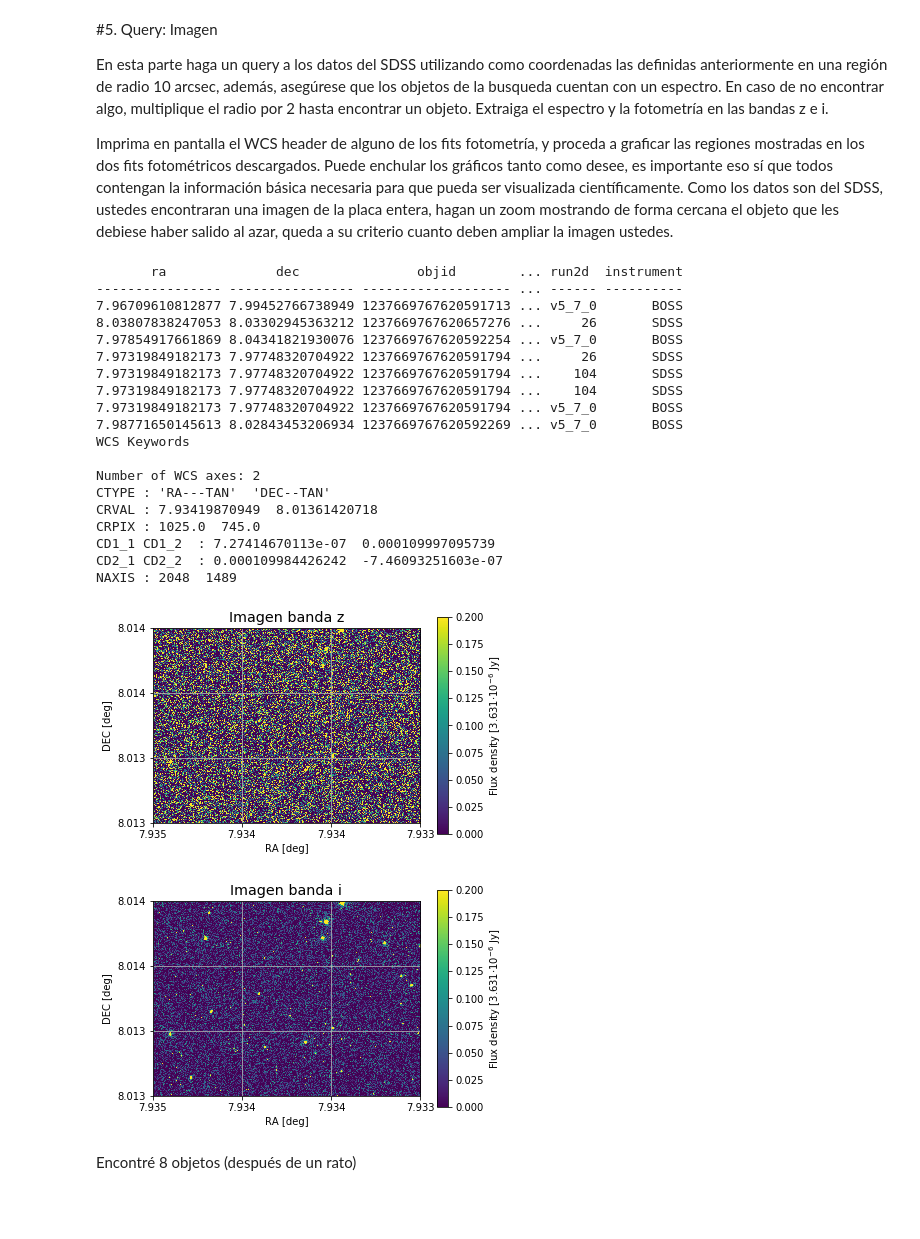
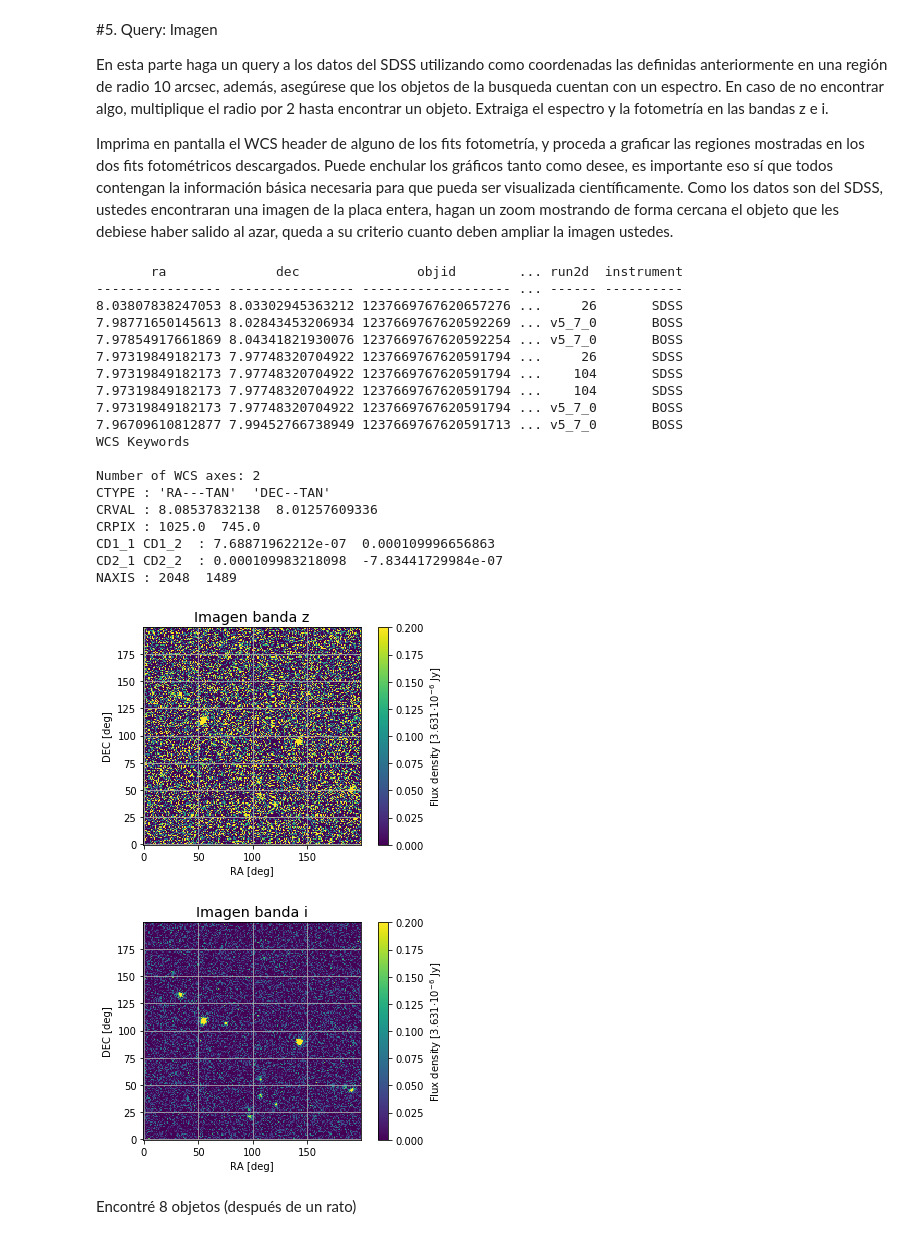
Before and after one commit to valfessi/minitarea4, a Jupyter notebook: minitarea4.ipynb, the cells around one changed output. Drawn from its saved outputs; the diff is of its cells as text; code cells hidden in the pictures; blank space fills up the shorter version.

```diff
--- a/minitarea4.ipynb
+++ b/minitarea4.ipynb
@@ -270,7 +270,7 @@ En esta parte haga un query a los datos del SDSS utilizando como coordenadas las
 
 Imprima en pantalla el WCS header de alguno de los fits fotometría, y proceda a graficar las regiones mostradas en los dos fits fotométricos descargados. Puede enchular los gráficos tanto como desee, es importante eso sí que todos contengan la información básica necesaria para que pueda ser visualizada científicamente. Como los datos son del SDSS, ustedes encontraran una imagen de la placa entera, hagan un zoom mostrando de forma cercana el objeto que les debiese haber salido al azar, queda a su criterio cuanto deben ampliar la imagen ustedes.
 # %%
-#!pip install astroquery #esto para instalar astroquery
+#!pip install astroquery
 from astroquery.sdss import SDSS
 pos = c
 xid = SDSS.query_region(pos, radius = 160*u.arcsec, spectro=True)
@@ -296,52 +296,54 @@ dataz = imz[0][0].data
 datai = imi[0][0].data
 
 #imagen banda z
-plt.imshow(dataz,cmap='viridis',vmin=0,vmax=0.2)
-plt.xticks((0,len(ra)/3,2*len(ra)/3,len(ra)),(round(ra[0],3),round(ra[len(ra)/3],3),round(ra[2*len(ra)/3],3),round(ra[-1],3)))
-plt.gca().invert_xaxis()
-plt.yticks((0,len(dec)/3,2*len(dec)/3,len(dec)),(round(dec[0],3),round(dec[len(dec)/3],3),round(dec[2*len(dec)/3],3),round(dec[-1],3)))
+plt.imshow(dataz[925:1125,645:845], origin='lower', cmap='viridis',vmin=0,vmax=0.2)
+#plt.xticks((0,len(ra)/3,2*len(ra)/3,len(ra)),(round(ra[0],3),round(ra[len(ra)/3],3),round(ra[2*len(ra)/3],3),round(ra[-1],3)))
+#plt.gca().invert_xaxis()
+#plt.gca().invert_yaxis()
+#plt.yticks((0,len(dec)/3,2*len(dec)/3,len(dec)),(round(dec[0],3),round(dec[len(dec)/3],3),round(dec[2*len(dec)/3],3),round(dec[-1],3)))
 plt.xlabel('RA [deg]')
 plt.ylabel('DEC [deg]')
 plt.grid(b=None)
 plt.title('Imagen banda z')
 cb = plt.colorbar()
 cb.set_label('Flux density [3.631$ \cdot 10^{-6}$ Jy]')
 plt.show()
 
 #imagen banda i
-plt.imshow(datai,cmap='viridis',vmin=0,vmax=0.2)
-plt.xticks((0,len(ra)/3,2*len(ra)/3,len(ra)),(round(ra[0],3),round(ra[len(ra)/3],3),round(ra[2*len(ra)/3],3),round(ra[-1],3)))
-plt.gca().invert_xaxis()
-plt.yticks((0,len(dec)/3,2*len(dec)/3,len(dec)),(round(dec[0],3),round(dec[len(dec)/3],3),round(dec[2*len(dec)/3],3),round(dec[-1],3)))
+plt.imshow(datai[925:1125,645:845],origin='lower',cmap='viridis',vmin=0,vmax=0.2)
+#plt.xticks((0,len(ra)/3,2*len(ra)/3,len(ra)),(round(ra[0],3),round(ra[len(ra)/3],3),round(ra[2*len(ra)/3],3),round(ra[-1],3)))
+#plt.gca().invert_xaxis()
+#plt.gca().invert_yaxis()
+#plt.yticks((0,len(dec)/3,2*len(dec)/3,len(dec)),(round(dec[0],3),round(dec[len(dec)/3],3),round(dec[2*len(dec)/3],3),round(dec[-1],3)))
 plt.xlabel('RA [deg]')
 plt.ylabel('DEC [deg]')
 plt.title('Imagen banda i')
 plt.grid(b=None)
 cb = plt.colorbar()
 cb.set_label('Flux density [3.631$ \cdot 10^{-6}$ Jy]')
 plt.show()
 # %% [output]
        ra              dec               objid        ... run2d  instrument
 ---------------- ---------------- ------------------- ... ------ ----------
-7.96709610812877 7.99452766738949 1237669767620591713 ... v5_7_0       BOSS
 8.03807838247053 8.03302945363212 1237669767620657276 ...     26       SDSS
+7.98771650145613 8.02843453206934 1237669767620592269 ... v5_7_0       BOSS
 7.97854917661869 8.04341821930076 1237669767620592254 ... v5_7_0       BOSS
 7.97319849182173 7.97748320704922 1237669767620591794 ...     26       SDSS
 7.97319849182173 7.97748320704922 1237669767620591794 ...    104       SDSS
 7.97319849182173 7.97748320704922 1237669767620591794 ...    104       SDSS
 7.97319849182173 7.97748320704922 1237669767620591794 ... v5_7_0       BOSS
-7.98771650145613 8.02843453206934 1237669767620592269 ... v5_7_0       BOSS
+7.96709610812877 7.99452766738949 1237669767620591713 ... v5_7_0       BOSS
 WCS Keywords
 
 Number of WCS axes: 2
 CTYPE : 'RA---TAN'  'DEC--TAN'
-CRVAL : 7.93419870949  8.01361420718
+CRVAL : 8.08537832138  8.01257609336
 CRPIX : 1025.0  745.0
-CD1_1 CD1_2  : 7.27414670113e-07  0.000109997095739
-CD2_1 CD2_2  : 0.000109984426242  -7.46093251603e-07
+CD1_1 CD1_2  : 7.68871962212e-07  0.000109996656863
+CD2_1 CD2_2  : 0.000109983218098  -7.83441729984e-07
 NAXIS : 2048  1489
-[figure, old version]
+[figure, new version]
-[figure, old version]
+[figure, new version]
 # %% [markdown]
 Encontré 8 objetos (después de un rato)
 # %% [markdown]
```
